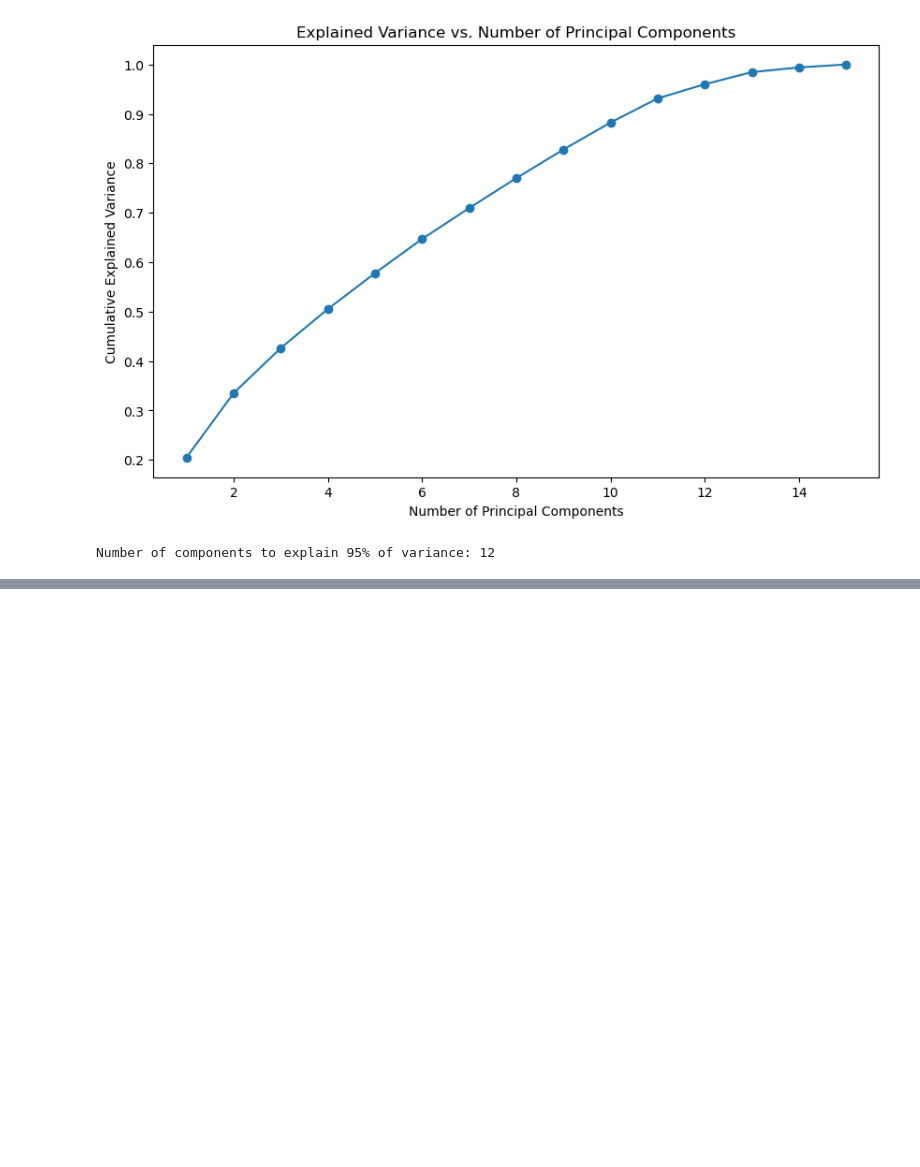
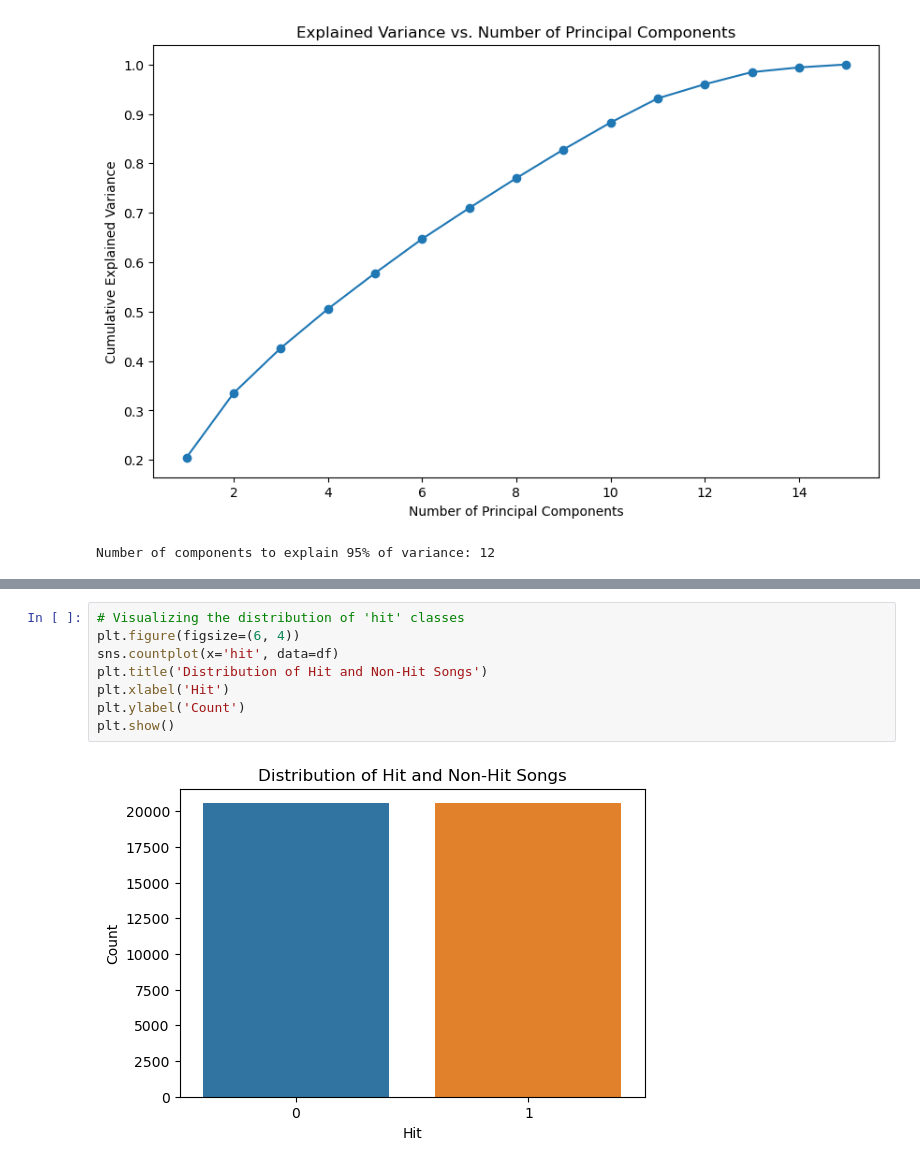
Before and after one commit to AlexMedinaG/Projecto-4, a Jupyter notebook: dataModeling.ipynb, the cells around one changed output, grey strips where cells are left out. Drawn from its saved outputs; the diff is of its cells as text; blank space fills up the shorter version.

```diff
--- a/dataModeling.ipynb
+++ b/dataModeling.ipynb
@@ -140,0 +170,10 @@ array([1], dtype=int64)
+# %%
+# Visualizing the distribution of 'hit' classes
+plt.figure(figsize=(6, 4))
+sns.countplot(x='hit', data=df)
+plt.title('Distribution of Hit and Non-Hit Songs')
+plt.xlabel('Hit')
+plt.ylabel('Count')
+plt.show()
+# %% [output]
+[figure, added]
```
Also changed, not shown: parts of 12 cells of this notebook, 6 other files.
